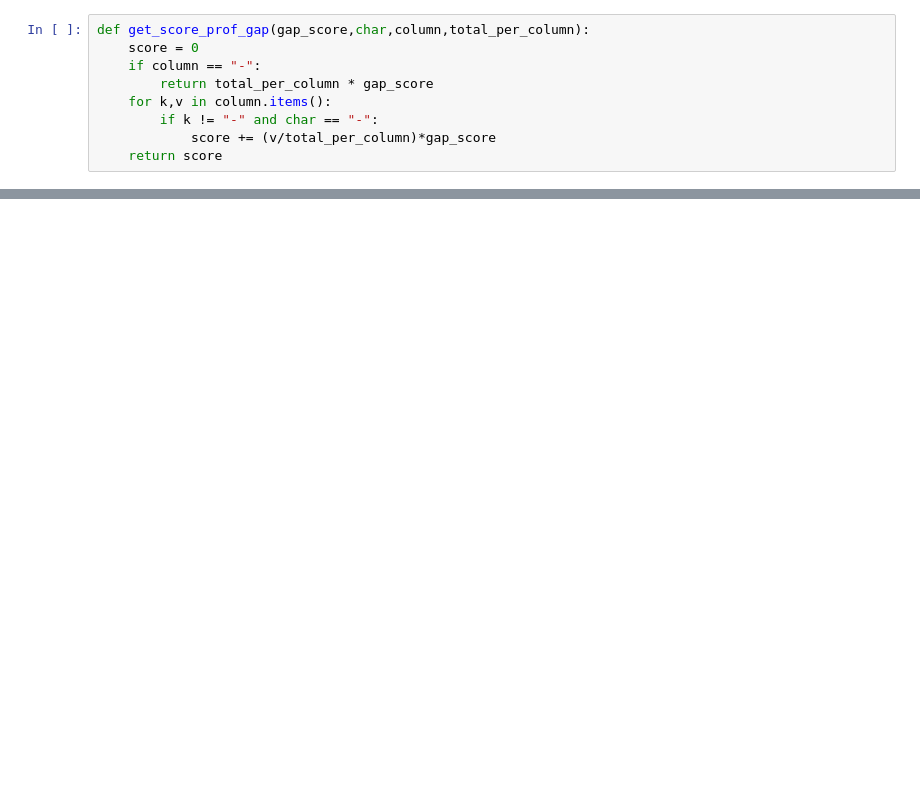
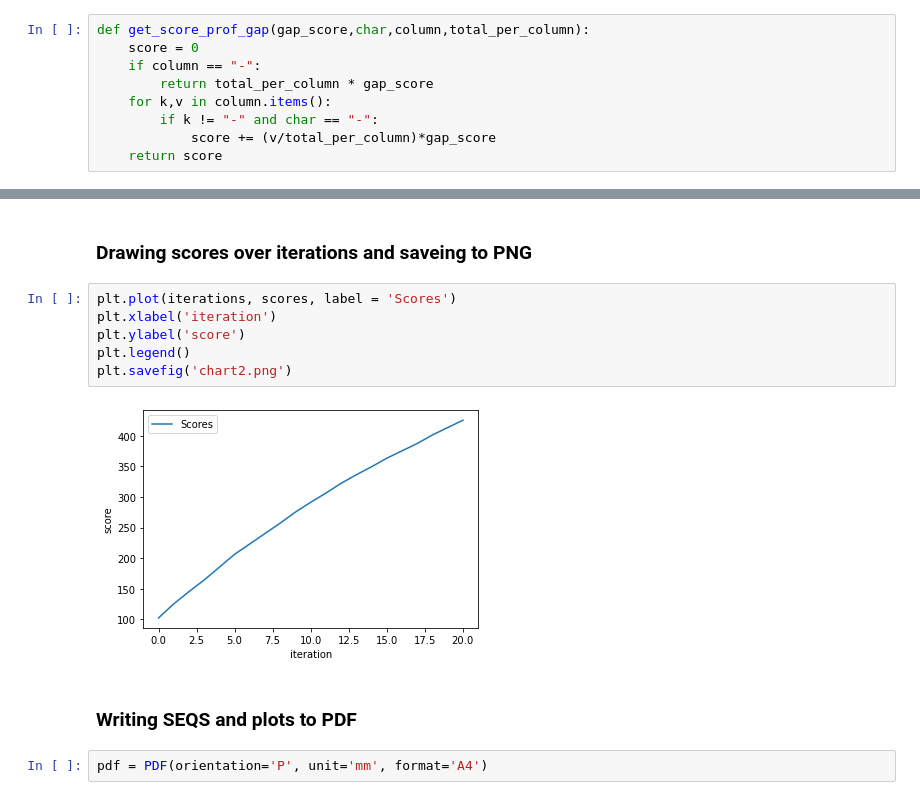
Before and after one commit to apiorno/Needleman-Wunch-Algorithm, a Jupyter notebook: TPFinal.ipynb, the cells around one changed output, grey strips where cells are left out. Cells and saved outputs as stored; diff of their text form; blank space fills up the shorter version.

```diff
--- a/TPFinal.ipynb
+++ b/TPFinal.ipynb
@@ -361,0 +454,14 @@ p2.score
+# %% [markdown]
+### Drawing scores over iterations and saveing to PNG
+# %%
+plt.plot(iterations, scores, label = 'Scores')
+plt.xlabel('iteration')
+plt.ylabel('score')
+plt.legend()
+plt.savefig('chart2.png')
+# %% [output]
+[figure, added]
+# %% [markdown]
+### Writing SEQS and plots to PDF
+# %%
+pdf = PDF(orientation='P', unit='mm', format='A4')
```
Also changed, not shown: parts of 41 cells of this notebook, 21 other files.
